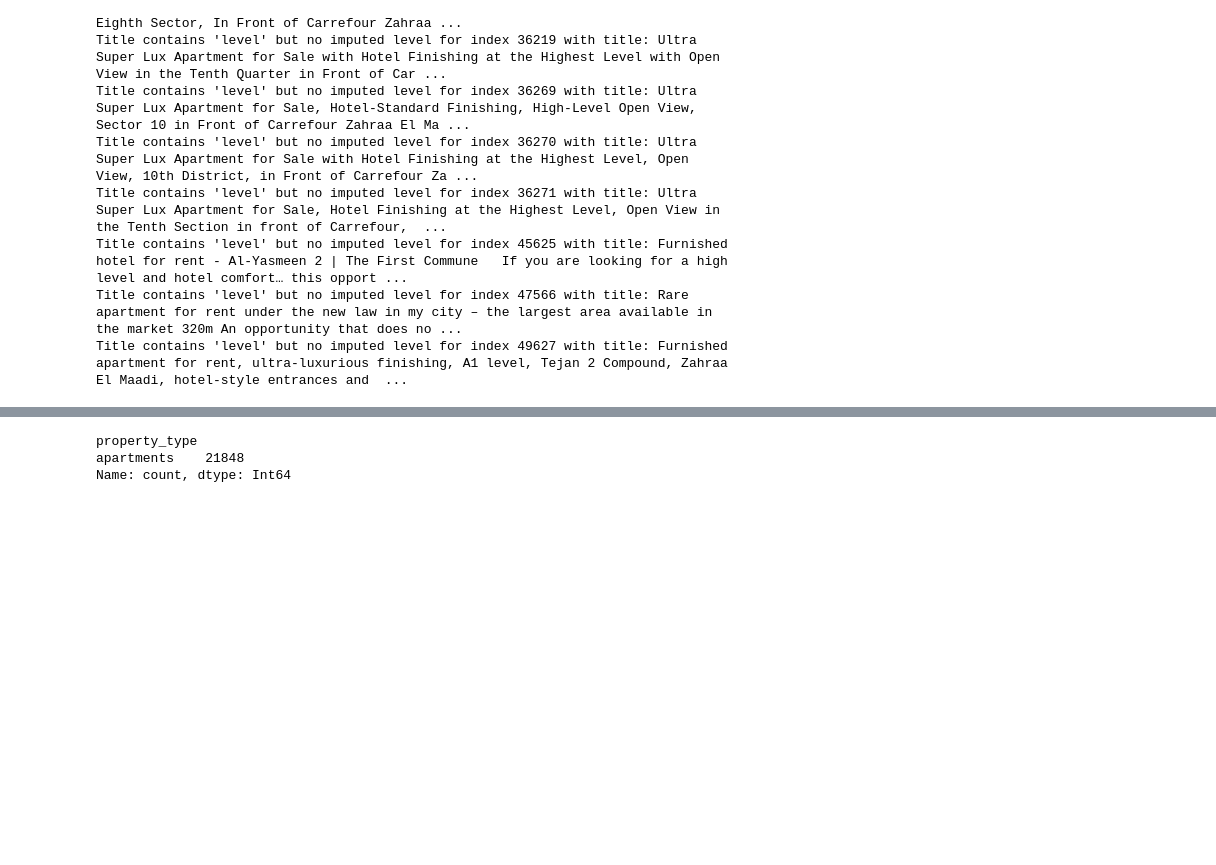
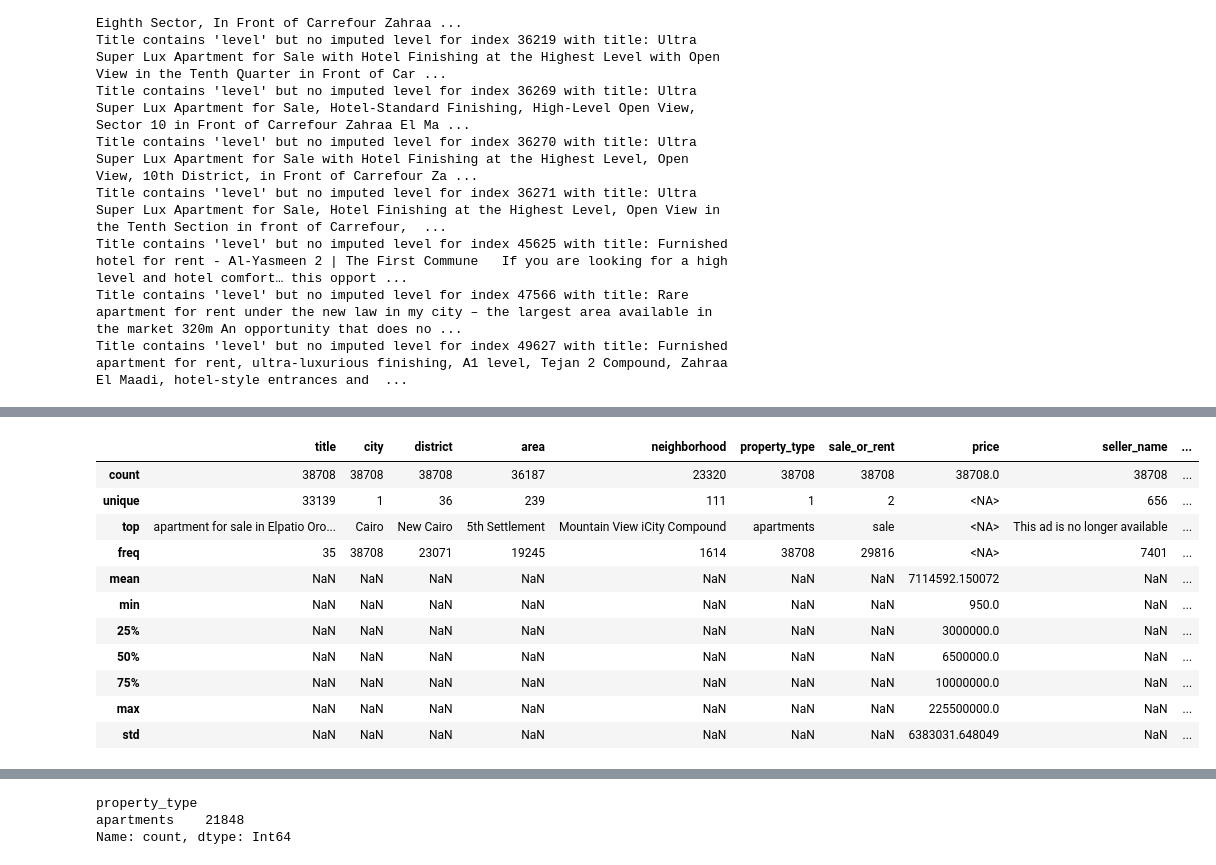
Before and after one commit to MarwanAshrafMakhlouf/cairo_real_state_intelligence_platform, a Jupyter notebook: notebooks/data_cleaner.ipynb, the cells around one changed output, grey strips where cells are left out. Cells and saved outputs as stored; diff of their text form; code cells hidden in the pictures; blank space fills up the shorter version.

```diff
--- a/notebooks/data_cleaner.ipynb
+++ b/notebooks/data_cleaner.ipynb
@@ -424,4 +278,4 @@ Name: count, dtype: Int64
 # %%
-titles_has_level = df[df['title'].str.contains('floor', case=False, na=False) & df['level'].isnull()]
-titles_has_level.info()
+titles_has_floor = df[df['title'].str.contains('floor', case=False, na=False) & df['level'].isnull() ]
+titles_has_floor['title'].info()
 # %% [output]
@@ -452,12 +297,13 @@ titles_has_level.head(3)
 # %%
 import re
 list_of_levels = []
-for title_has_level in titles_has_level['title']:
+for title_has_level in titles_has_floor['title']:
     pattern = r'(\w+\s+floor\s+\w+)'
     match = re.search(pattern, title_has_level, re.IGNORECASE)
     if match:
         list_of_levels.append(match.group(1))
         # print(match.group(1))
     else:
-        print(f"No match found in title: {title_has_level}")
+        continue
+
 print(len(list_of_levels))
@@ -535,7 +363,7 @@ memory usage: 698.5 KB
 # %%
 list_of_levels = []
 list_of_not_caputred = []
-for row in titles_has_level.iterrows():
+for row in titles_has_floor.iterrows():
     x = row[1]['title']
     match = extract_floor_info(x)
 
@@ -626,10 +425,6 @@ def impute_level(row):
         if row['property_type'] == 'apartments':
             if row['property_subtype'] == 'Penthouse':
                 return 'top floor'
-            if row['private garden'] == True:
-                return 'ground floor'
-            if row['property_subtype'] == 'Duplex' and row['private garden'] == True:
-                return 'ground + 1'
             if row['property_subtype'] == 'Roof':
                 return 'roof'
 
@@ -798,3 +542,18 @@ memory usage: 5.3 MB
+# %%
+null_imputed_level.describe(include='all')
+# %% [output]
+|  | title | city | district | area | neighborhood | property_type | sale_or_rent | price | seller_name | ... |
+| count | 38708 | 38708 | 38708 | 36187 | 23320 | 38708 | 38708 | 38708.0 | 38708 | ... |
+| unique | 33139 | 1 | 36 | 239 | 111 | 1 | 2 | <NA> | 656 | ... |
+| top | apartment for sale in Elpatio Oro... | Cairo | New Cairo | 5th Settlement | Mountain View iCity Compound | apartments | sale | <NA> | This ad is no longer available | ... |
+| freq | 35 | 38708 | 23071 | 19245 | 1614 | 38708 | 29816 | <NA> | 7401 | ... |
+| mean | NaN | NaN | NaN | NaN | NaN | NaN | NaN | 7114592.150072 | NaN | ... |
+| min | NaN | NaN | NaN | NaN | NaN | NaN | NaN | 950.0 | NaN | ... |
+| 25% | NaN | NaN | NaN | NaN | NaN | NaN | NaN | 3000000.0 | NaN | ... |
+| 50% | NaN | NaN | NaN | NaN | NaN | NaN | NaN | 6500000.0 | NaN | ... |
+| 75% | NaN | NaN | NaN | NaN | NaN | NaN | NaN | 10000000.0 | NaN | ... |
+| max | NaN | NaN | NaN | NaN | NaN | NaN | NaN | 225500000.0 | NaN | ... |
+| std | NaN | NaN | NaN | NaN | NaN | NaN | NaN | 6383031.648049 | NaN | ... |
 # %%
 null_imputed_level['property_type'].value_counts()
 # %% [output]
```
Also changed, not shown: parts of 93 cells of this notebook, 3 other files.
